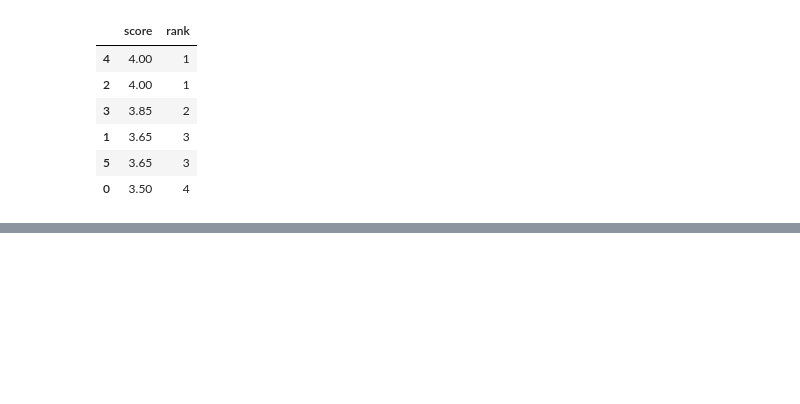
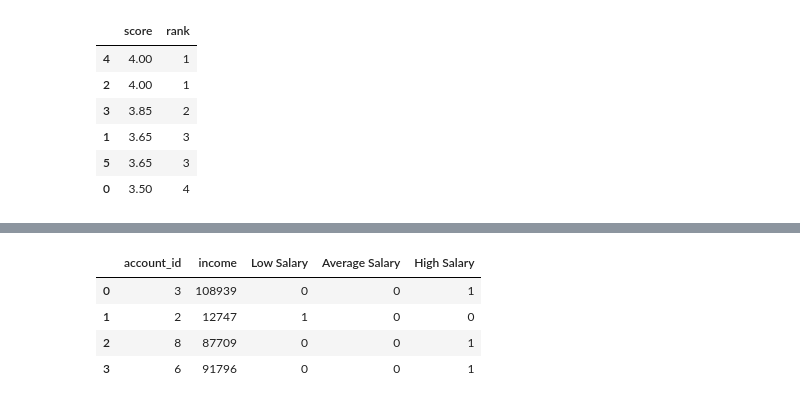
Before and after one commit to ShahriarHA/The-Pandas--Playground, a Jupyter notebook: leetCode3.ipynb, the cells around one changed output, grey strips where cells are left out. Saved outputs shown, nothing was run; the diff lists cells and outputs as text; code cells hidden in the pictures; blank space fills up the shorter version.

```diff
--- a/leetCode3.ipynb
+++ b/leetCode3.ipynb
@@ -181,0 +209,8 @@ sorted_scores_df[["score","rank"]]
+# %%
+accounts
+# %% [output]
+|  | account_id | income | Low Salary | Average Salary | High Salary |
+| 0 | 3 | 108939 | 0 | 0 | 1 |
+| 1 | 2 | 12747 | 1 | 0 | 0 |
+| 2 | 8 | 87709 | 0 | 0 | 1 |
+| 3 | 6 | 91796 | 0 | 0 | 1 |
```
Also changed, not shown: parts of 8 cells of this notebook.
